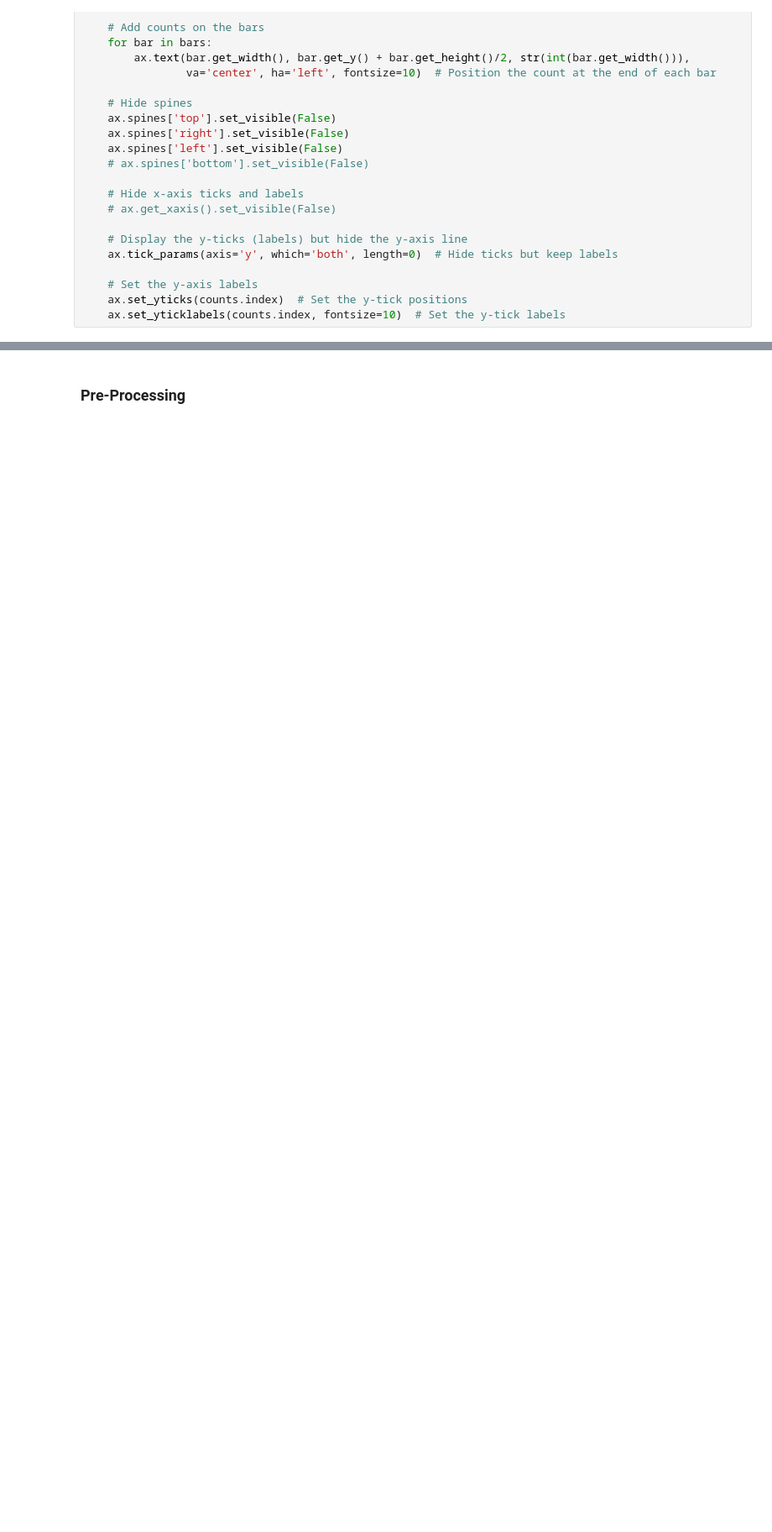
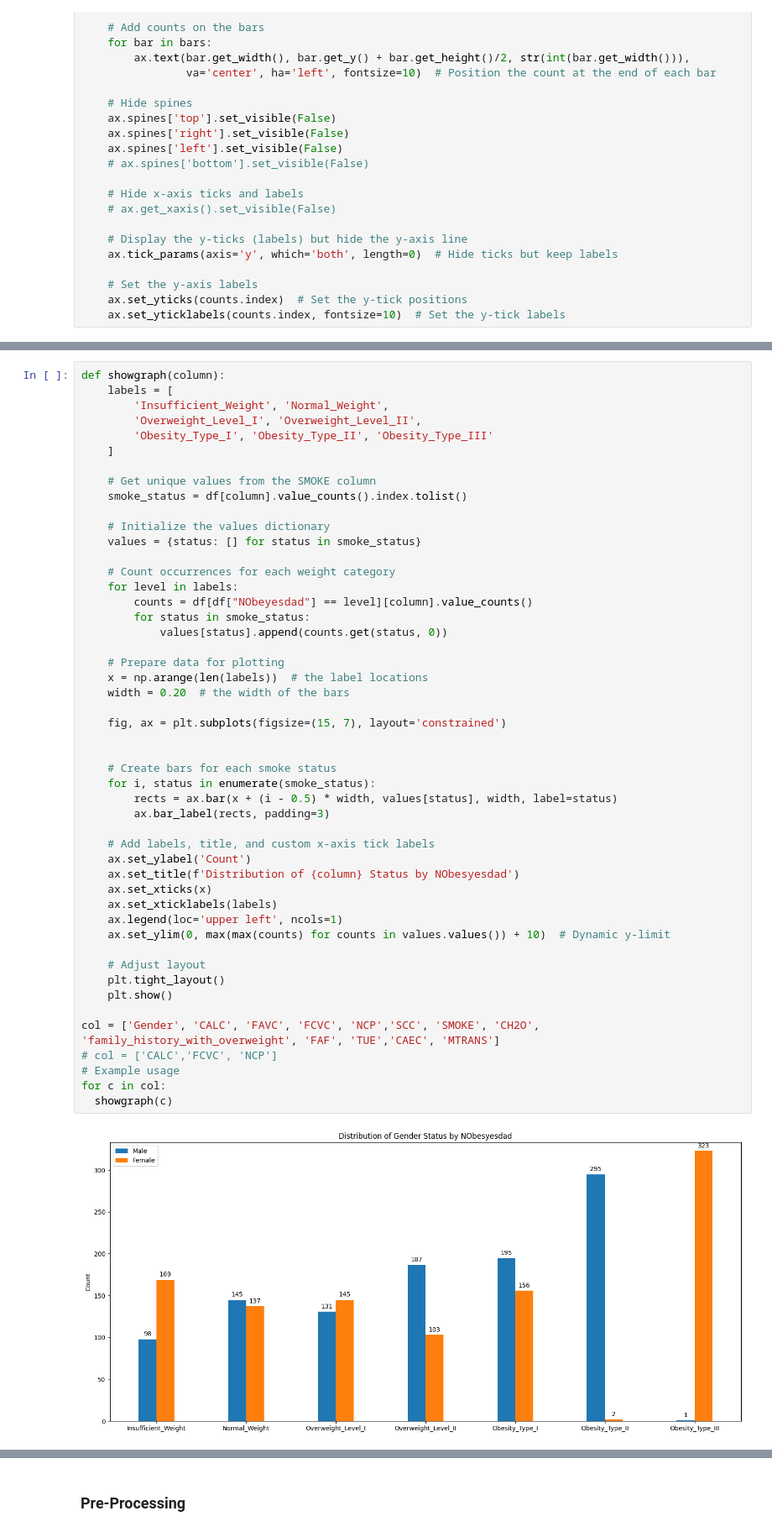
Before and after one commit to 2pleum/mini-project-Data-Analytics, a Jupyter notebook: code/obesity_level.ipynb, the cells around one changed output, grey strips where cells are left out. Shown at 84% size. Drawn from its saved outputs; the diff is of its cells as text; blank space fills up the shorter version.

```diff
--- a/code/obesity_level.ipynb
+++ b/code/obesity_level.ipynb
@@ -234,0 +216,51 @@ for c in col:
+# %%
+def showgraph(column):
+    labels = [
+        'Insufficient_Weight', 'Normal_Weight',
+        'Overweight_Level_I', 'Overweight_Level_II',
+        'Obesity_Type_I', 'Obesity_Type_II', 'Obesity_Type_III'
+    ]
+
+    # Get unique values from the SMOKE column
+    smoke_status = df[column].value_counts().index.tolist()
+
+    # Initialize the values dictionary
+    values = {status: [] for status in smoke_status}
+
+    # Count occurrences for each weight category
+    for level in labels:
+        counts = df[df["NObeyesdad"] == level][column].value_counts()
+        for status in smoke_status:
+            values[status].append(counts.get(status, 0))
+
+    # Prepare data for plotting
+    x = np.arange(len(labels))  # the label locations
+    width = 0.20  # the width of the bars
+
+    fig, ax = plt.subplots(figsize=(15, 7), layout='constrained')
+
+
+    # Create bars for each smoke status
+    for i, status in enumerate(smoke_status):
+        rects = ax.bar(x + (i - 0.5) * width, values[status], width, label=status)
+        ax.bar_label(rects, padding=3)
+
+    # Add labels, title, and custom x-axis tick labels
+    ax.set_ylabel('Count')
+    ax.set_title(f'Distribution of {column} Status by NObesyesdad')
+    ax.set_xticks(x)
+    ax.set_xticklabels(labels)
+    ax.legend(loc='upper left', ncols=1)
+    ax.set_ylim(0, max(max(counts) for counts in values.values()) + 10)  # Dynamic y-limit
+
+    # Adjust layout
+    plt.tight_layout()
+    plt.show()
+
+col = ['Gender', 'CALC', 'FAVC', 'FCVC', 'NCP','SCC', 'SMOKE', 'CH2O', 'family_history_with_overweight', 'FAF', 'TUE','CAEC', 'MTRANS']
+# col = ['CALC','FCVC', 'NCP']
+# Example usage
+for c in col:
+  showgraph(c)
+# %% [output]
+[figure, added]
```
Also changed, not shown: parts of 8 cells of this notebook, 1 other file.
